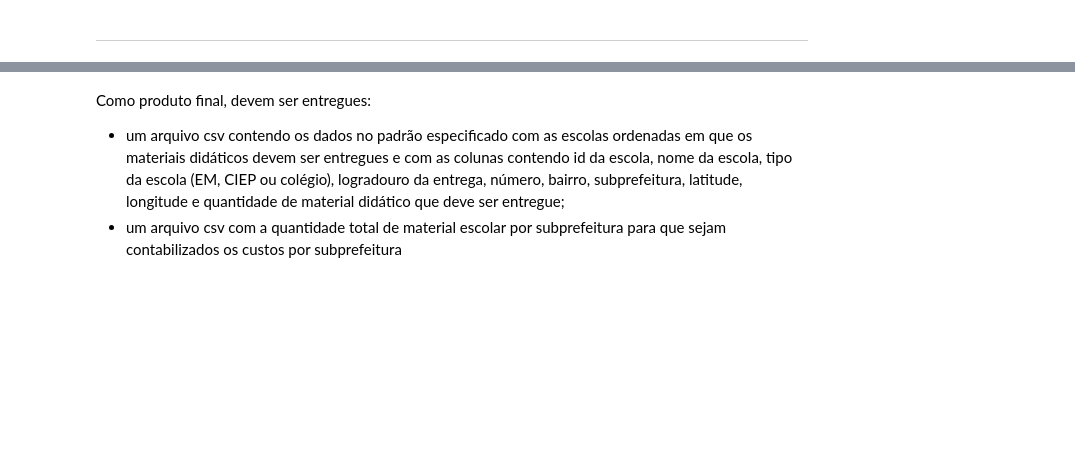
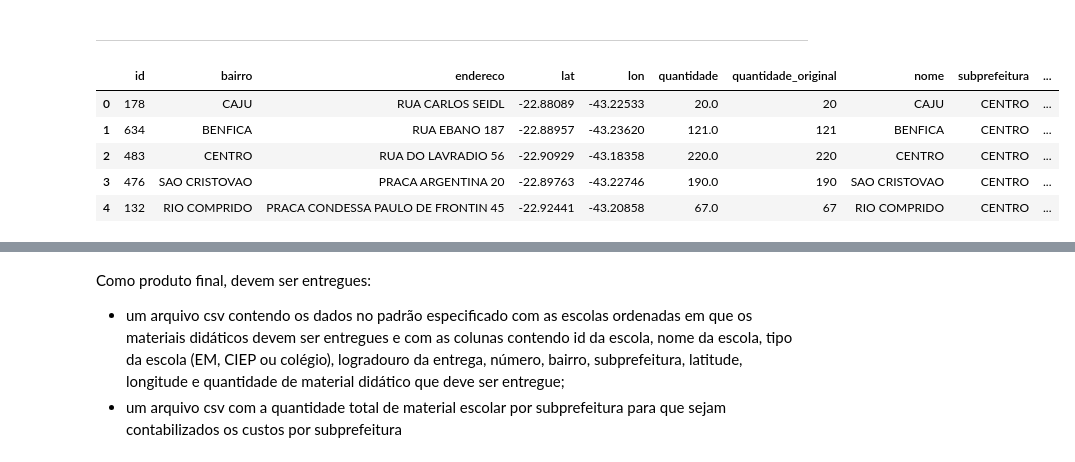
Before and after one commit to olimaandreza/pyhton-projeto-tratamento-dados, a Jupyter notebook: projeto.ipynb, the cells around one changed output, grey strips where cells are left out. Drawn from its saved outputs; the diff is of its cells as text; code cells hidden in the pictures; blank space fills up the shorter version.

```diff
--- a/projeto.ipynb
+++ b/projeto.ipynb
@@ -1085,3 +1089,29 @@ ids_faltantes
 ## Criação dos bancos finais
 # %% [markdown]
 ----
+# %%
+import numpy as np
+
+# criação do banco final
+df_final = bigtable.copy()
+# separar o tipo de escola e o nome da escola
+tipos = [
+    df_final['escolas_postos'].str.startswith('CENTRO INTEGRADO DE EDUCACAO PUBLICA'),
+    df_final['escolas_postos'].str.startswith('ESCOLA MUNICIPAL'),
+    df_final['escolas_postos'].str.startswith('COLEGIO MUNICIPAL')
+]
+valores_tipos = ['CENTRO INTEGRADO DE EDUCACAO PUBLICA', 'ESCOLA MUNICIPAL', 'COLEGIO MUNICIPAL']
+df_final['tipo_escola'] = np.select(tipos, valores_tipos)
+df_final.head(5)
+
+df_final['nome_escola'] = df_final['escolas_postos'].str.replace('CENTRO INTEGRADO DE EDUCACAO PUBLICA ', '')\
+    .str.replace('ESCOLA MUNICIPAL ', '').str.replace('COLEGIO MUNICIPAL ', '')
+df_final.drop('escolas_postos', axis=1, inplace=True)
+df_final.head(5)
+# %% [output]
+|  | id | bairro | endereco | lat | lon | quantidade | quantidade_original | nome | subprefeitura | ... |
+| 0 | 178 | CAJU | RUA CARLOS SEIDL | -22.88089 | -43.22533 | 20.0 | 20 | CAJU | CENTRO | ... |
+| 1 | 634 | BENFICA | RUA EBANO 187 | -22.88957 | -43.23620 | 121.0 | 121 | BENFICA | CENTRO | ... |
+| 2 | 483 | CENTRO | RUA DO LAVRADIO 56 | -22.90929 | -43.18358 | 220.0 | 220 | CENTRO | CENTRO | ... |
+| 3 | 476 | SAO CRISTOVAO | PRACA ARGENTINA 20 | -22.89763 | -43.22746 | 190.0 | 190 | SAO CRISTOVAO | CENTRO | ... |
+| 4 | 132 | RIO COMPRIDO | PRACA CONDESSA PAULO DE FRONTIN 45 | -22.92441 | -43.20858 | 67.0 | 67 | RIO COMPRIDO | CENTRO | ... |
```
Also changed, not shown: parts of 21 cells of this notebook, 2 other files.
